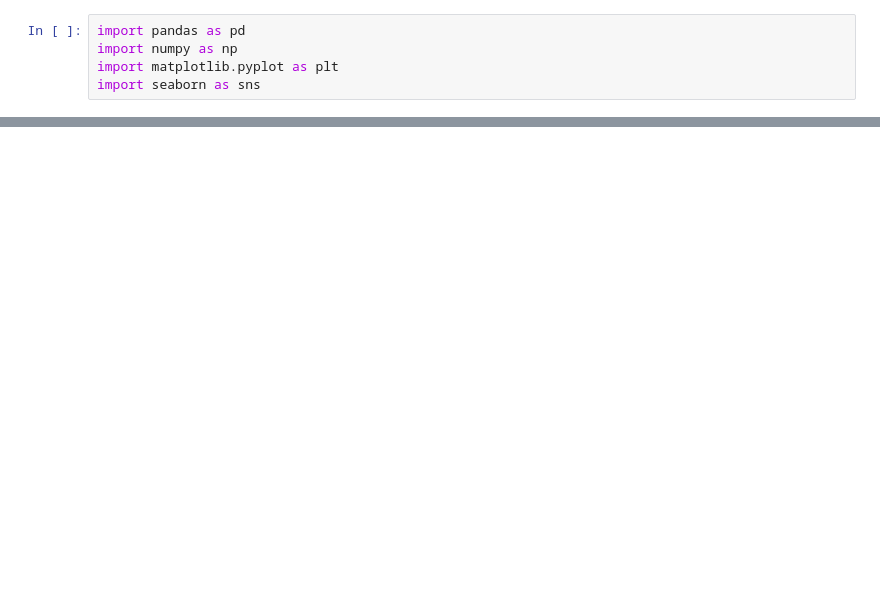
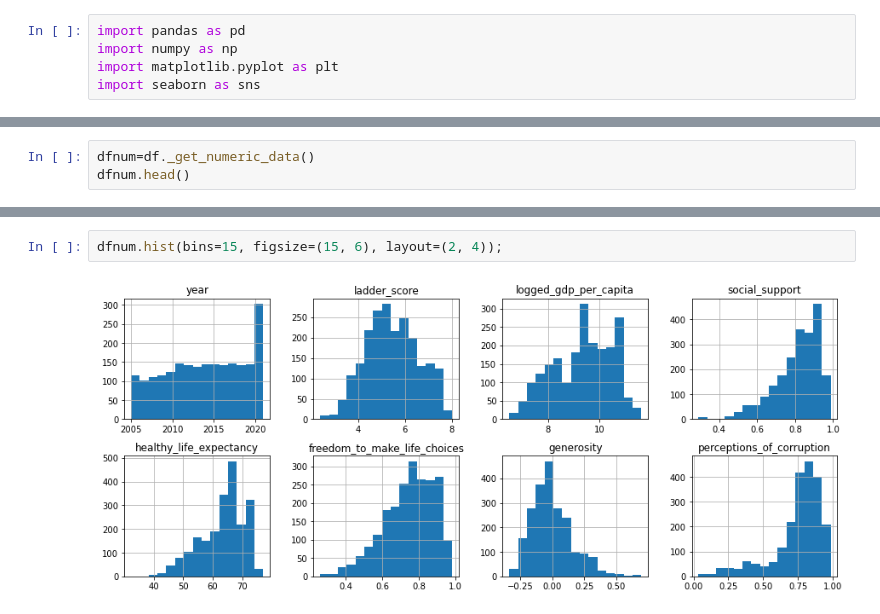
Before and after one commit to urospetkovic/Happiness-Team, a Jupyter notebook: Code/Correlations.ipynb, the cells around one changed output, grey strips where cells are left out. Drawn from its saved outputs; the diff is of its cells as text; blank space fills up the shorter version.

```diff
--- a/Code/Correlations.ipynb
+++ b/Code/Correlations.ipynb
@@ -27,0 +28,3 @@ df.head(30)
+# %%
+dfnum=df._get_numeric_data()
+dfnum.head()
@@ -27,0 +54,4 @@ df.head(30)
+# %%
+dfnum.hist(bins=15, figsize=(15, 6), layout=(2, 4));
+# %% [output]
+[figure, added]
```
Also changed, not shown: parts of 15 cells of this notebook.
